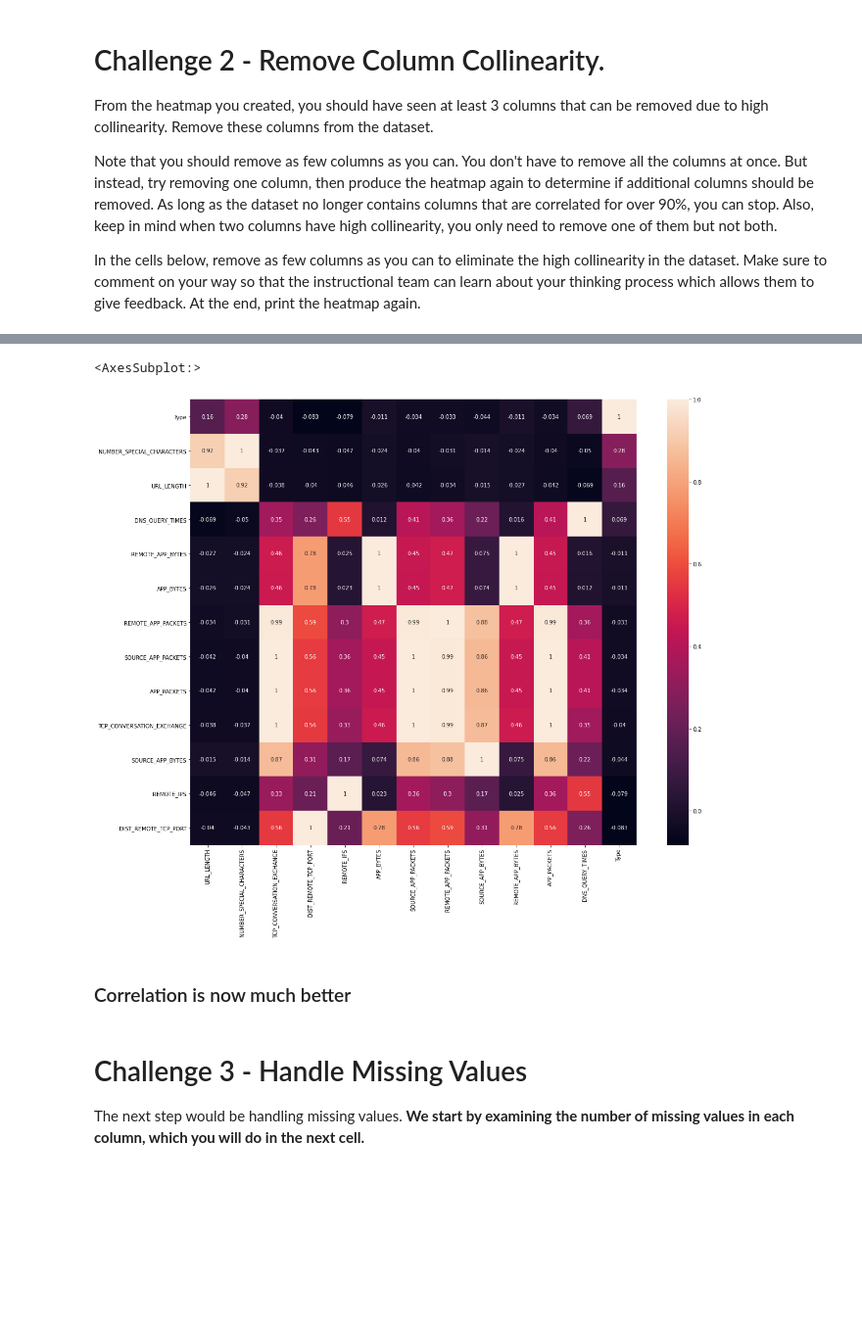
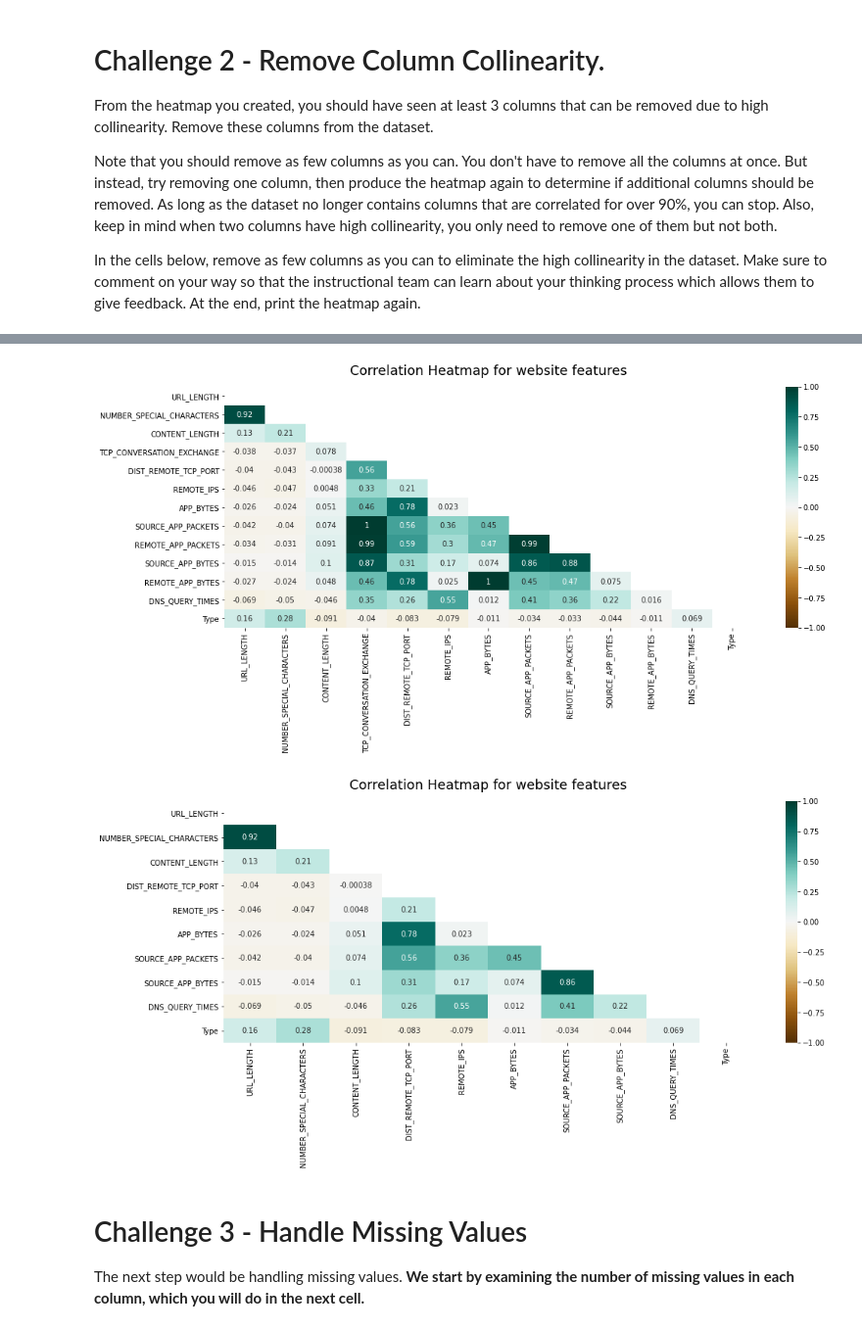
Before and after one commit to Ironhack-Data-Madrid-Febrero-2021/lab-supervised-learning, a Jupyter notebook: your-code/main.ipynb, the cells around one changed output, grey strips where cells are left out. Shown at 98% size. Drawn from its saved outputs; the diff is of its cells as text; code cells hidden in the pictures; blank space fills up the shorter version.

```diff
--- a/your-code/main.ipynb
+++ b/your-code/main.ipynb
@@ -213,12 +196,40 @@ corr_2
-# %%
-plt.subplots(figsize=(20,15))
-
-sns.heatmap(corr_2, square=True,annot=True, annot_kws={"size": 10})
-# %% [output]
-<AxesSubplot:>
-[figure, removed]
-# %% [markdown]
-### Correlation is now much better
+# %%
+# Your code here
+# I`ll remove one column just to try.
+df_num_list.remove("APP_PACKETS")
+
+websites_num = websites[df_num_list]
+plt.figure(figsize=(16, 6))
+# define the mask to set the values in the upper triangle to True
+mask = np.triu(np.ones_like(websites_num.corr(), dtype=np.bool_))
+heatmap = sns.heatmap(websites_num.corr(), mask=mask, vmin=-1, vmax=1, annot=True, cmap='BrBG')
+heatmap.set_title('Correlation Heatmap for website features', fontdict={'fontsize':18}, pad=16);
+# %% [output]
+[figure, added]
+# %%
+# Print heatmap again
+# Here I'll remove all collinearity I could find
+final_columns = ['URL_LENGTH',
+ 'NUMBER_SPECIAL_CHARACTERS',
+ 'CONTENT_LENGTH',
+ 'DIST_REMOTE_TCP_PORT',
+ 'REMOTE_IPS',
+ 'APP_BYTES',
+ 'SOURCE_APP_PACKETS',
+ 'SOURCE_APP_BYTES',
+ 'DNS_QUERY_TIMES',
+ 'Type']
+
+websites = websites.drop(["APP_PACKETS","REMOTE_APP_PACKETS","REMOTE_APP_BYTES"], axis=1)
+
+final_websites_num = websites[final_columns]
+plt.figure(figsize=(16, 6))
+# define the mask to set the values in the upper triangle to True
+mask = np.triu(np.ones_like(final_websites_num.corr(), dtype=np.bool_))
+heatmap = sns.heatmap(final_websites_num.corr(), mask=mask, vmin=-1, vmax=1, annot=True, cmap='BrBG')
+heatmap.set_title('Correlation Heatmap for website features', fontdict={'fontsize':18}, pad=16);
+# %% [output]
+[figure, added]
 # %% [markdown]
 # Challenge 3 - Handle Missing Values
 
```
Also changed, not shown: parts of 42 cells of this notebook, 1 other file.
